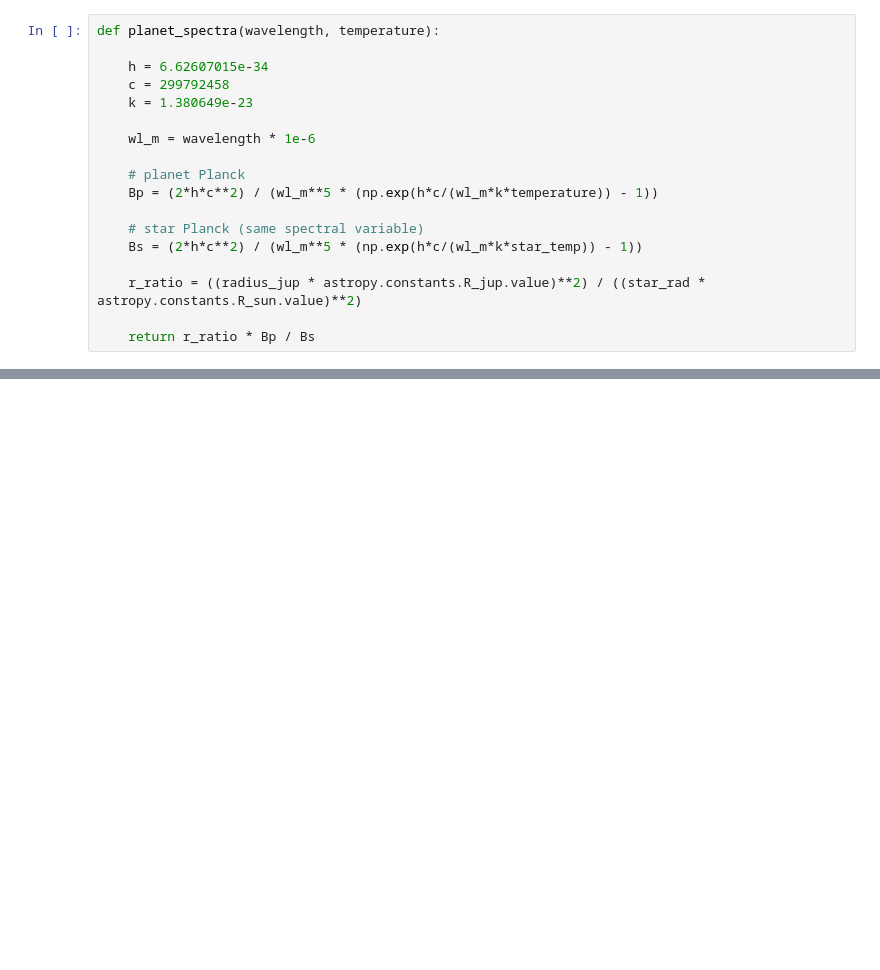
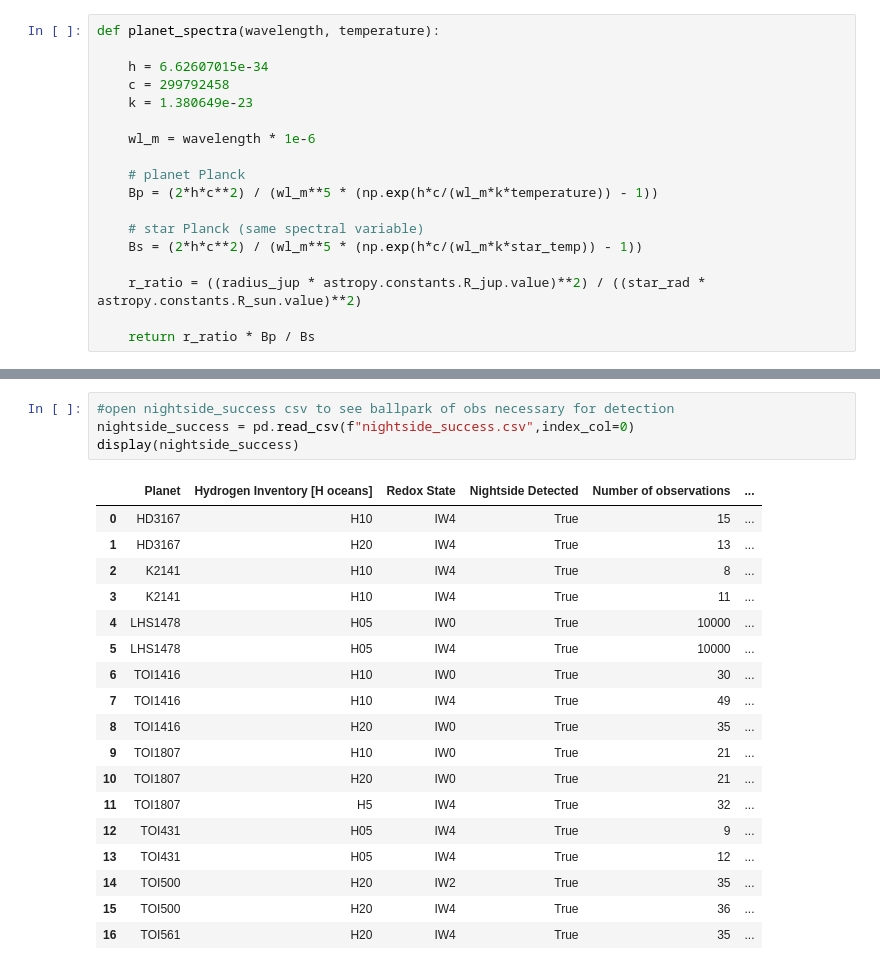
Before and after one commit to lorlo9999/MasterThesis, a Jupyter notebook: blackbody-fit.ipynb, the cells around one changed output, grey strips where cells are left out. Cells and saved outputs as stored; diff of their text form; blank space fills up the shorter version.

```diff
--- a/blackbody-fit.ipynb
+++ b/blackbody-fit.ipynb
@@ -174 +175,24 @@ H10_IW4_00001_S10
+# %%
+#open nightside_success csv to see ballpark of obs necessary for detection
+nightside_success = pd.read_csv(f"nightside_success.csv",index_col=0)
+display(nightside_success)
+# %% [output]
+|  | Planet | Hydrogen Inventory [H oceans] | Redox State | Nightside Detected | Number of observations | ... |
+| 0 | HD3167 | H10 | IW4 | True | 15 | ... |
+| 1 | HD3167 | H20 | IW4 | True | 13 | ... |
+| 2 | K2141 | H10 | IW4 | True | 8 | ... |
+| 3 | K2141 | H10 | IW4 | True | 11 | ... |
+| 4 | LHS1478 | H05 | IW0 | True | 10000 | ... |
+| 5 | LHS1478 | H05 | IW4 | True | 10000 | ... |
+| 6 | TOI1416 | H10 | IW0 | True | 30 | ... |
+| 7 | TOI1416 | H10 | IW4 | True | 49 | ... |
+| 8 | TOI1416 | H20 | IW0 | True | 35 | ... |
+| 9 | TOI1807 | H10 | IW0 | True | 21 | ... |
+| 10 | TOI1807 | H20 | IW0 | True | 21 | ... |
+| 11 | TOI1807 | H5 | IW4 | True | 32 | ... |
+| 12 | TOI431 | H05 | IW4 | True | 9 | ... |
+| 13 | TOI431 | H05 | IW4 | True | 12 | ... |
+| 14 | TOI500 | H20 | IW2 | True | 35 | ... |
+| 15 | TOI500 | H20 | IW4 | True | 36 | ... |
+| 16 | TOI561 | H20 | IW4 | True | 35 | ... |
 # %%
```
Also changed, not shown: parts of 12 cells of this notebook, 1 other file.
